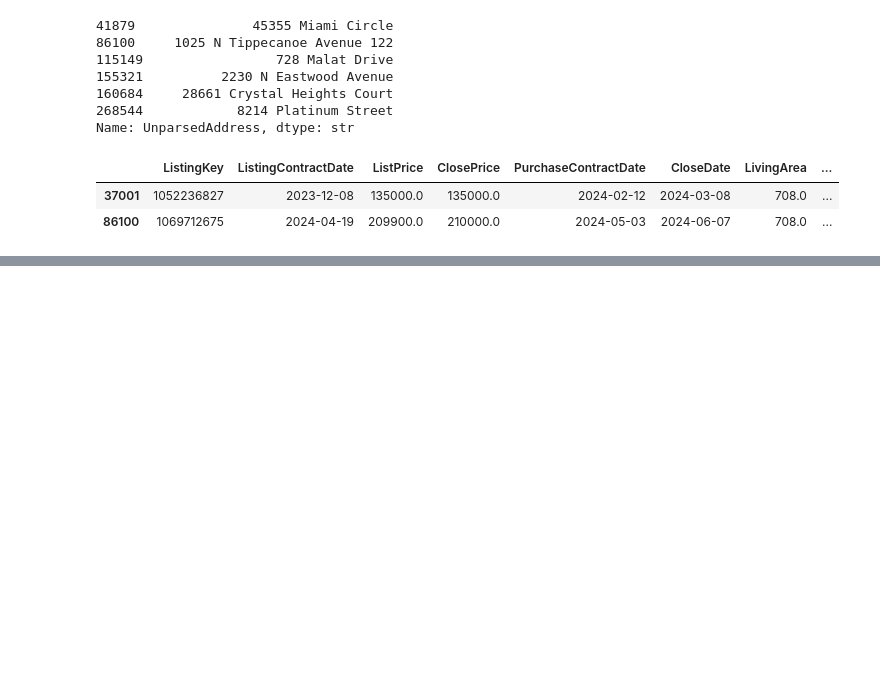
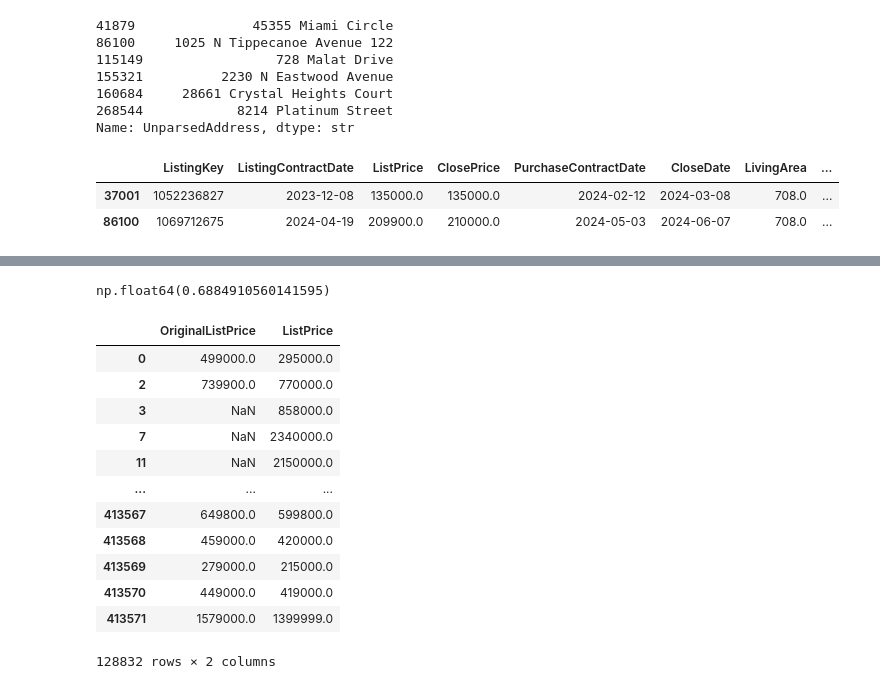
Before and after one commit to sangyeolbaek/idx-exchange, a Jupyter notebook: clean_prep.ipynb, the cells around one changed output, grey strips where cells are left out. Drawn from its saved outputs; the diff is of its cells as text; code cells hidden in the pictures; blank space fills up the shorter version.

```diff
--- a/clean_prep.ipynb
+++ b/clean_prep.ipynb
@@ -127,0 +205,20 @@ listed[listed["BathroomsTotalInteger"] < 0][main_fields]
+# %%
+(sold["OriginalListPrice"] == sold["ListPrice"]).mean()
+# %% [output]
+np.float64(0.6884910560141595)
+# %%
+sold[sold["OriginalListPrice"] != sold["ListPrice"]][["OriginalListPrice", "ListPrice"]]
+# %% [output]
+|  | OriginalListPrice | ListPrice |
+| 0 | 499000.0 | 295000.0 |
+| 2 | 739900.0 | 770000.0 |
+| 3 | NaN | 858000.0 |
+| 7 | NaN | 2340000.0 |
+| 11 | NaN | 2150000.0 |
+| ... | ... | ... |
+| 413567 | 649800.0 | 599800.0 |
+| 413568 | 459000.0 | 420000.0 |
+| 413569 | 279000.0 | 215000.0 |
+| 413570 | 449000.0 | 419000.0 |
+| 413571 | 1579000.0 | 1399999.0 |
+128832 rows × 2 columns
```
Also changed, not shown: parts of 14 cells of this notebook, 6 other files.
